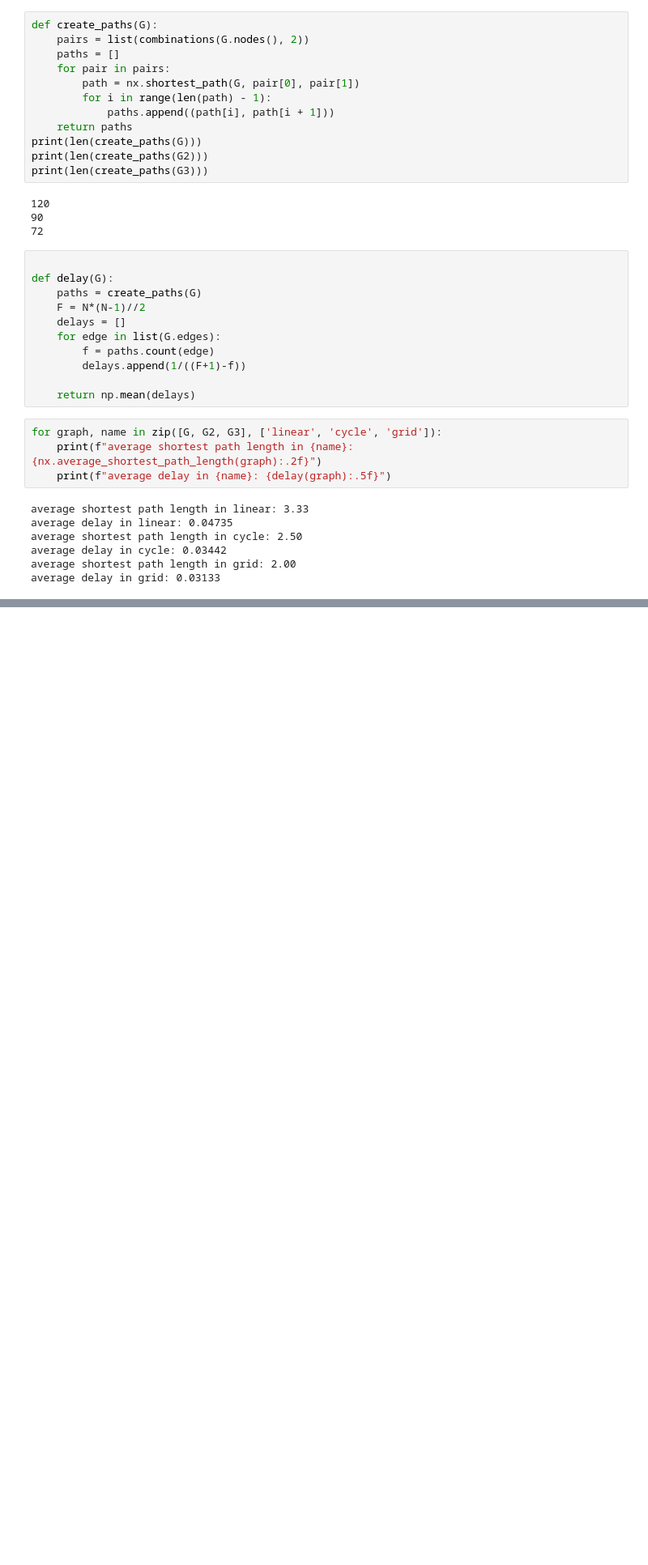
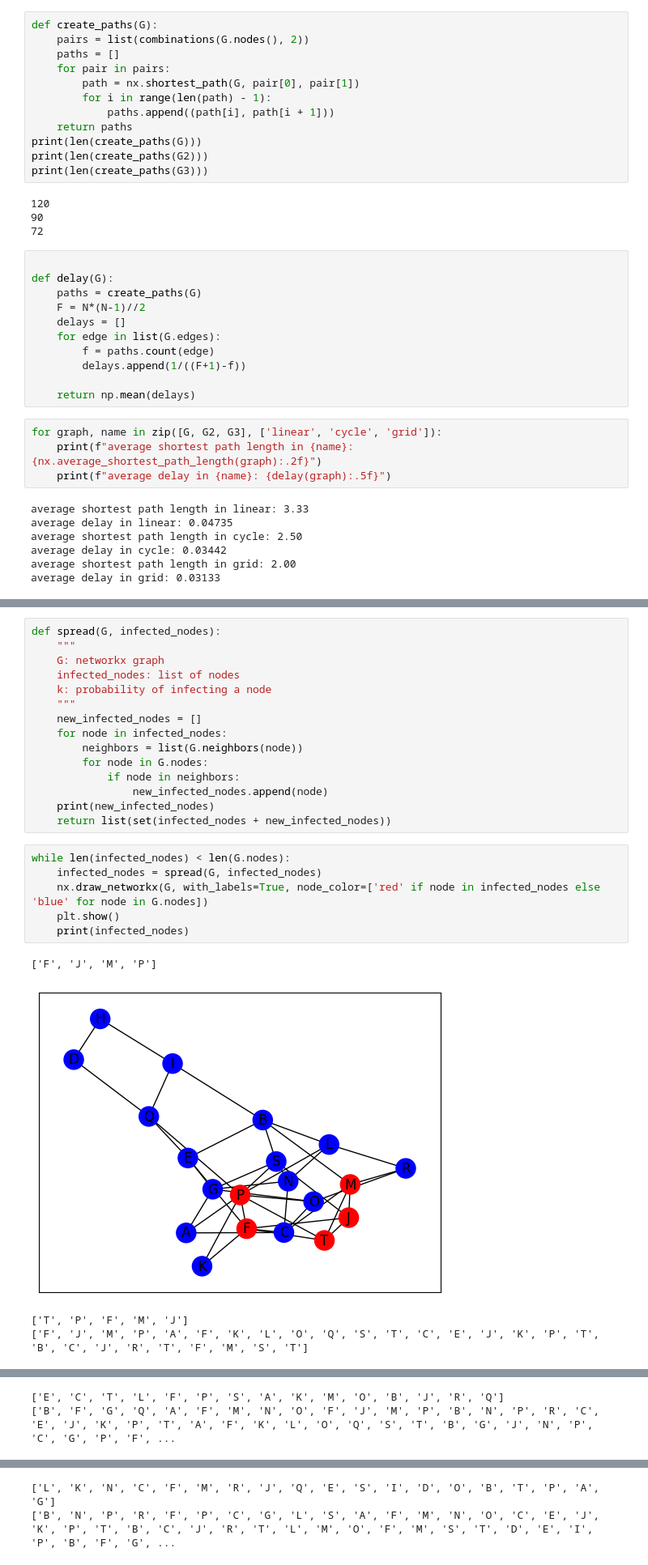
Before and after one commit to michalskibinski109/marcin, a Jupyter notebook: SZ_laby/zad3.ipynb, the cells around one changed output, grey strips where cells are left out. Shown at 81% size. Cells and saved outputs as stored; diff of their text form; blank space fills up the shorter version.

```diff
--- a/SZ_laby/zad3.ipynb
+++ b/SZ_laby/zad3.ipynb
@@ -86,0 +120,26 @@ average delay in grid: 0.03133
+# %%
+def spread(G, infected_nodes):
+    """
+    G: networkx graph
+    infected_nodes: list of nodes
+    k: probability of infecting a node
+    """
+    new_infected_nodes = []
+    for node in infected_nodes:
+        neighbors = list(G.neighbors(node))
+        for node in G.nodes:
+            if node in neighbors:
+                new_infected_nodes.append(node)
+    print(new_infected_nodes)
+    return list(set(infected_nodes + new_infected_nodes))
+# %%
+while len(infected_nodes) < len(G.nodes):
+    infected_nodes = spread(G, infected_nodes)
+    nx.draw_networkx(G, with_labels=True, node_color=['red' if node in infected_nodes else 'blue' for node in G.nodes])
+    plt.show()
+    print(infected_nodes)
+# %% [output]
+['F', 'J', 'M', 'P']
+[figure, added]
+['T', 'P', 'F', 'M', 'J']
+['F', 'J', 'M', 'P', 'A', 'F', 'K', 'L', 'O', 'Q', 'S', 'T', 'C', 'E', 'J', 'K', 'P', 'T', 'B', 'C', 'J', 'R', 'T', 'F', 'M', 'S', 'T']
@@ -86,0 +147,2 @@ average delay in grid: 0.03133
+['E', 'C', 'T', 'L', 'F', 'P', 'S', 'A', 'K', 'M', 'O', 'B', 'J', 'R', 'Q']
+['B', 'F', 'G', 'Q', 'A', 'F', 'M', 'N', 'O', 'F', 'J', 'M', 'P', 'B', 'N', 'P', 'R', 'C', 'E', 'J', 'K', 'P', 'T', 'A', 'F', 'K', 'L', 'O', 'Q', 'S', 'T', 'B', 'G', 'J', 'N', 'P', 'C', 'G', 'P', 'F', ...
@@ -86,0 +150,2 @@ average delay in grid: 0.03133
+['L', 'K', 'N', 'C', 'F', 'M', 'R', 'J', 'Q', 'E', 'S', 'I', 'D', 'O', 'B', 'T', 'P', 'A', 'G']
+['B', 'N', 'P', 'R', 'F', 'P', 'C', 'G', 'L', 'S', 'A', 'F', 'M', 'N', 'O', 'C', 'E', 'J', 'K', 'P', 'T', 'B', 'C', 'J', 'R', 'T', 'L', 'M', 'O', 'F', 'M', 'S', 'T', 'D', 'E', 'I', 'P', 'B', 'F', 'G', ...
```
Also changed, not shown: parts of 8 cells of this notebook.
